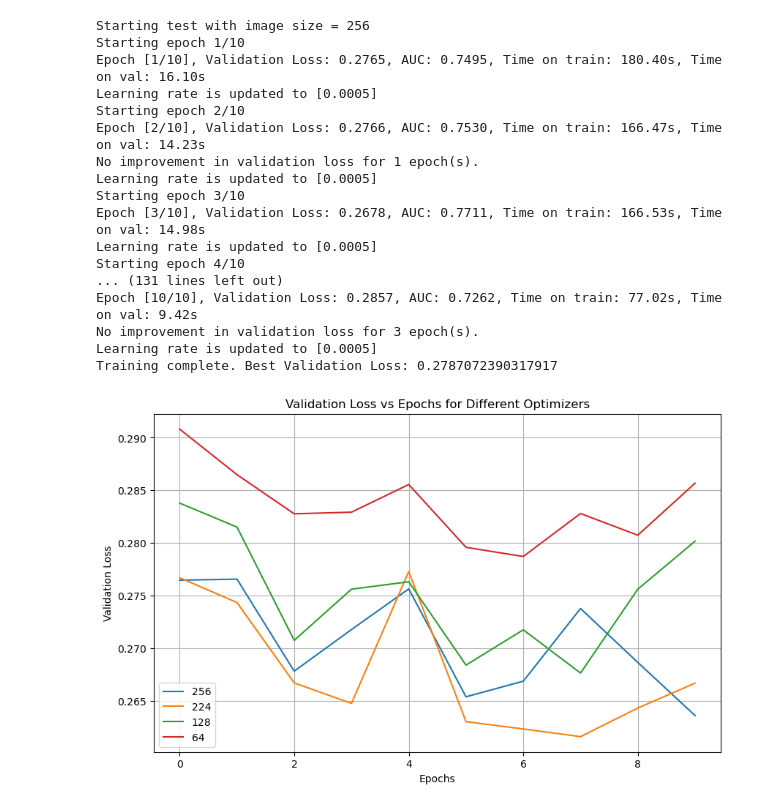
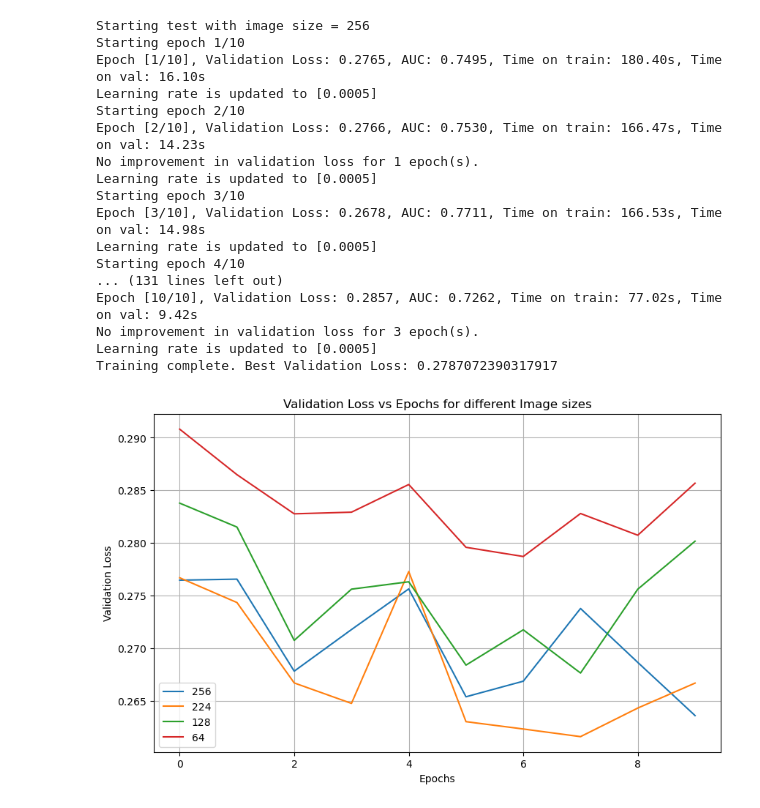
Before and after one commit to hugoarsa/TFG, a Jupyter notebook: models_local_testing_hyperparameters.ipynb, the cells around one changed output. Cells and saved outputs as stored; diff of their text form; code cells hidden in the pictures.

```diff
--- a/models_local_testing_hyperparameters.ipynb
+++ b/models_local_testing_hyperparameters.ipynb
@@ -412,13 +423,10 @@ iter_per_epoch = 1000
 image_size = 244
 
 # Paths
-train_csv = './labels/train_metadata_positive.csv'
-val_csv = './labels/val_metadata_positive.csv'
+train_csv = './labels/train_metadata.csv'
+val_csv = './labels/val_metadata.csv'
 image_dir = '../resized_images'
-num_classes = 14
-
-train_p_csv = './labels/train_metadata_positive.csv'
-val_p_csv = './labels/val_metadata_positive.csv'
+num_classes = 15
 
 # Data Loaders
 
@@ -509,11 +550,11 @@ def test_optimizer(opt_name, val_losses_storage):
 # %%
 import matplotlib.pyplot as plt
 
-def plot_losses(val_losses_per_optimizer, message):
+def plot_losses(val_losses, message):
     plt.figure(figsize=(10, 6))
 
-    for opt_name, val_losses in val_losses_per_optimizer.items():
-        plt.plot(val_losses, label=f'{opt_name}')
+    for name, val_losses in val_losses.items():
+        plt.plot(val_losses, label=f'{name}')
 
     plt.title(message)
     plt.xlabel('Epochs')
@@ -806,7 +847,7 @@ learning_rates = [1e-4, 5e-4, 1e-3, 1e-2, 1e-1]
 num_epochs = 15
 iter_per_epoch = 8192
 image_size = 256
-num_classes = 14
+num_classes = 15
 
 # Paths
 train_csv = './labels/train_metadata_positive.csv'
@@ -1052,11 +1093,11 @@ learning_rate = 5e-4
 num_epochs = 10
 iter_per_epoch = 500
 image_sizes = [256,224,128,64]
-num_classes = 14
+num_classes = 15
 
 # Paths
-train_csv = './labels/train_metadata_positive.csv'
-val_csv = './labels/val_metadata_positive.csv'
+train_csv = './labels/train_metadata.csv'
+val_csv = './labels/val_metadata.csv'
 image_dir = '../resized_images'
 
 # Storage matrices
@@ -1114,7 +1155,7 @@ Training complete. Best Validation Loss: 0.2787072390317917
 size_exp = {}
 for i in range(len(image_sizes)):
     size_exp[image_sizes[i]] = final_val_losses[i]
-# %%
-plot_losses(size_exp)
-# %% [output]
-[figure, removed]
+# %%
+plot_losses(size_exp, 'Validation Loss vs Epochs for different Image sizes')
+# %% [output]
+[figure, added]
```
Also changed, not shown: parts of 11 cells of this notebook, 3 other files.
